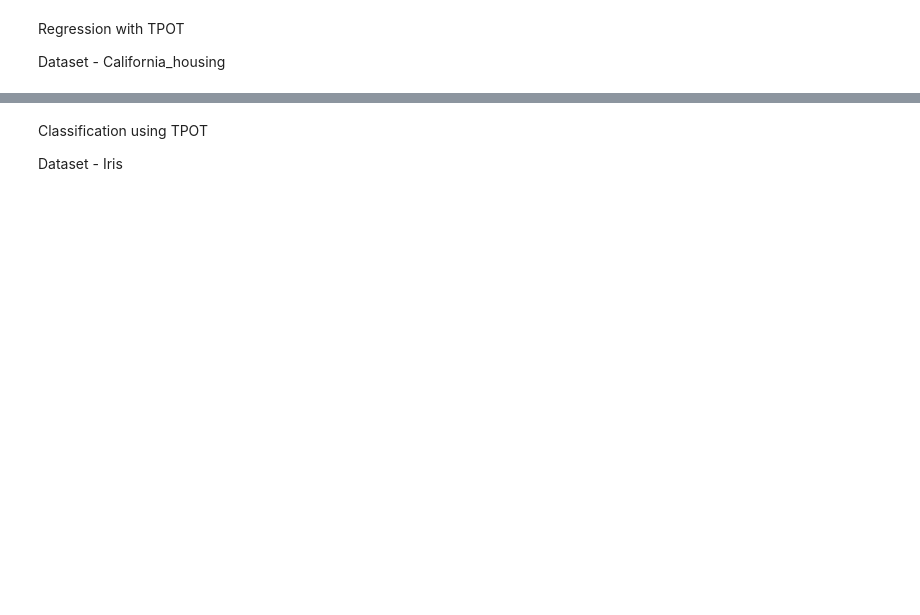
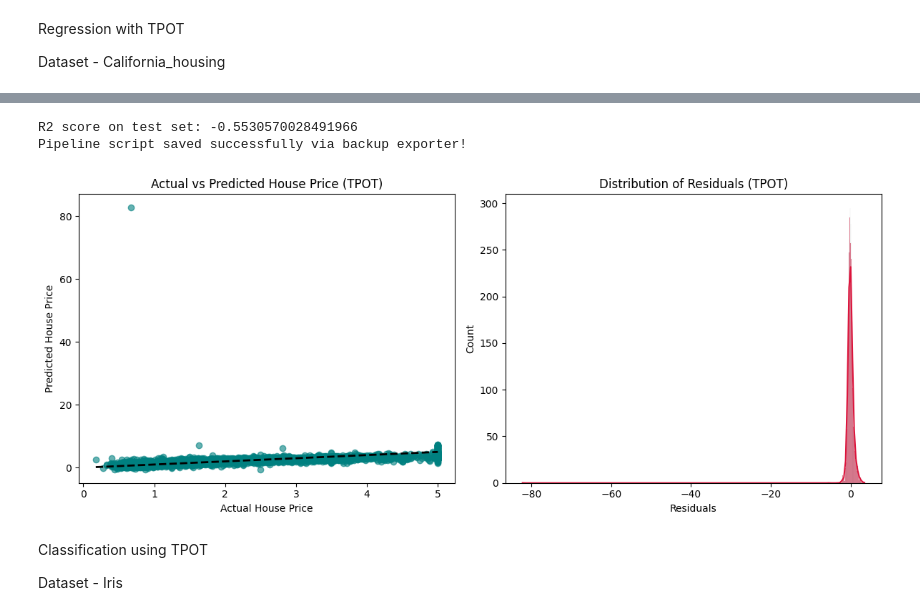
Before and after one commit to pragya-manna/ML-CaPsule, a Jupyter notebook: AutoML_GSSoC.ipynb, the cells around one changed output, grey strips where cells are left out. Cells and saved outputs as stored; diff of their text form; code cells hidden in the pictures; blank space fills up the shorter version.

```diff
--- a/AutoML_GSSoC.ipynb
+++ b/AutoML_GSSoC.ipynb
@@ -486,0 +428,77 @@ INFO:distributed.core:Starting established connection to tcp://127.0.0.1:46178
+# %%
+from tpot import TPOTRegressor
+from sklearn.datasets import fetch_california_housing
+from sklearn.model_selection import train_test_split
+from sklearn.metrics import r2_score # Safe metric replacement
+import matplotlib.pyplot as plt
+import seaborn as sns
+
+# 1. Load data
+california = fetch_california_housing()
+X, y = california.data, california.target
+
+# 2. Split data into train and test sets
+X_train, X_test, y_train, y_test = train_test_split(X, y, test_size=0.2, random_state=123)
+
+# 3. CRITICAL FOR SPEED: Subsample data to a quick 10% slice
+X_train_fast, _, y_train_fast, _ = train_test_split(
+    X_train, y_train, train_size=0.1, random_state=123
+)
+
+# 4. Pure Clean Initialization (Strictly single-threaded for Colab RAM safety)
+tpot = TPOTRegressor(
+    generations=2,
+    population_size=6,
+    random_state=123,
+    n_jobs=1,                                 # Threading conflict is resolved by keeping this 1
+    cv=3,
+    max_time_mins=5
+)
+
+# 5. Execute directly (Removed the broken parallel_backend context wrapper)
+print("Beginning pipeline search...")
+tpot.fit(X_train_fast, y_train_fast)
+
+# 6. FIX: Extract the model with an explicit safety check to prevent AttributeErrors
+if hasattr(tpot, 'fitted_pipeline_') and tpot.fitted_pipeline_ is not None:
+    best_model = tpot.fitted_pipeline_
+    preds = best_model.predict(X_test)
+
+    # Calculate and print the final R2 score
+    test_r2 = r2_score(y_test, preds)
+    print("\nR2 score on test set:", test_r2)
+
+    # 7. Safe Export Strategy
+    try:
+        tpot.export('tpot_california_pipeline.py')
+        print("Pipeline script saved successfully via native exporter!")
+    except AttributeError:
+        # Fallback file writer if the wrapper method is missing
+        with open('tpot_california_pipeline.py', 'w') as f:
+            f.write(f"from sklearn.pipeline import Pipeline\nexported_pipeline = {repr(best_model)}")
+        print("Pipeline script saved successfully via backup exporter!")
+
+    # 8. Plot 1: Actual vs Predicted values
+    plt.figure(figsize=(12, 5))
+
+    plt.subplot(1, 2, 1)
+    plt.scatter(y_test, preds, alpha=0.6, color='teal')
+    plt.xlabel('Actual House Price')
+    plt.ylabel('Predicted House Price')
+    plt.title('Actual vs Predicted House Price (TPOT)')
+    plt.plot([y_test.min(), y_test.max()], [y_test.min(), y_test.max()], 'k--', lw=2)
+
+    # 9. Plot 2: Residuals distribution plot
+    plt.subplot(1, 2, 2)
+    residuals = y_test - preds
+    sns.histplot(residuals, kde=True, color='crimson')
+    plt.xlabel('Residuals')
+    plt.title('Distribution of Residuals (TPOT)')
+
+    plt.tight_layout()
+    plt.show()
+
+else:
+    print("\n[CRITICAL ERROR]: TPOT was terminated by Colab before completing a single generation.")
+    print("Please go to 'Runtime' -> 'Restart session' in the top menu to clear stuck cache, then run this cell again.")
+# %% [output]
@@ -487,3 +526,6 @@ INFO:distributed.core:Starting established connection to tcp://127.0.0.1:46178
+R2 score on test set: -0.5530570028491966
+Pipeline script saved successfully via backup exporter!
+[figure, added]
 # %% [markdown]
 Classification using TPOT
 
```
Also changed, not shown: parts of 5 cells of this notebook.
